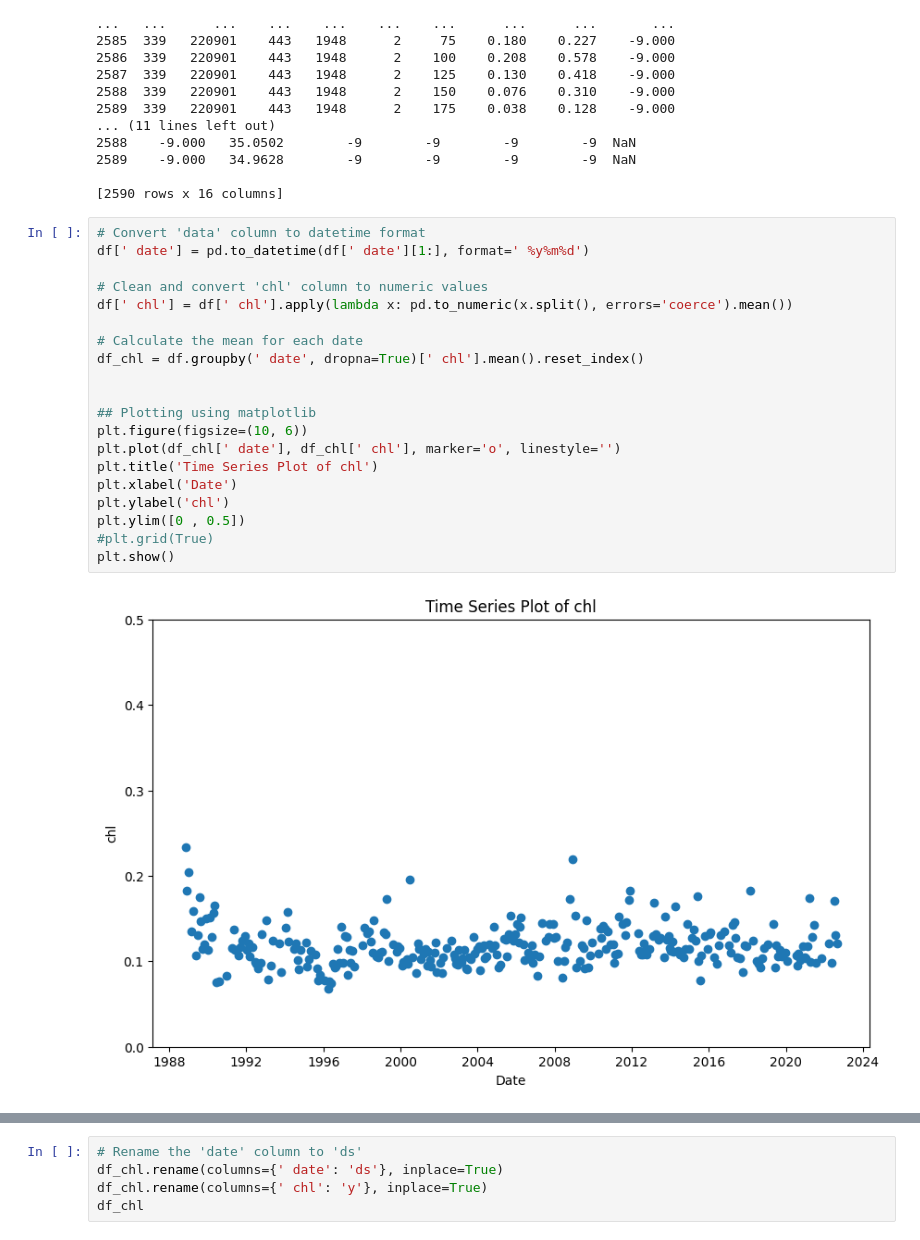
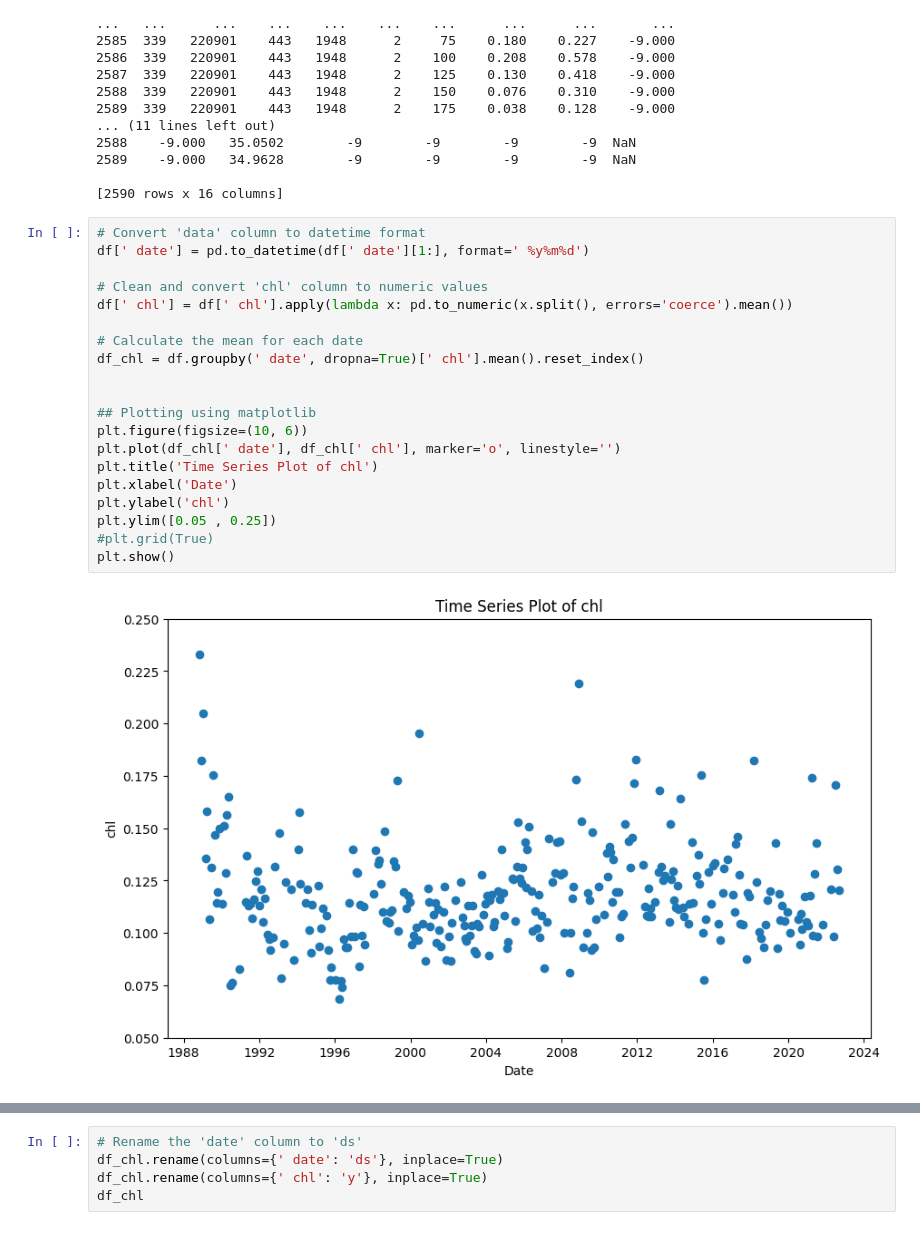
Before and after one commit to RaunakDey/SCOPE-causation-network, a Jupyter notebook: Test-example.ipynb, the cells around one changed output, grey strips where cells are left out. Drawn from its saved outputs; the diff is of its cells as text.

```diff
--- a/Test-example.ipynb
+++ b/Test-example.ipynb
@@ -41,25 +41,25 @@ print(df)
 # %%
 # Convert 'data' column to datetime format
 df[' date'] = pd.to_datetime(df[' date'][1:], format=' %y%m%d')
 
 # Clean and convert 'chl' column to numeric values
 df[' chl'] = df[' chl'].apply(lambda x: pd.to_numeric(x.split(), errors='coerce').mean())
 
 # Calculate the mean for each date
 df_chl = df.groupby(' date', dropna=True)[' chl'].mean().reset_index()
 
 
 ## Plotting using matplotlib
 plt.figure(figsize=(10, 6))
 plt.plot(df_chl[' date'], df_chl[' chl'], marker='o', linestyle='')
 plt.title('Time Series Plot of chl')
 plt.xlabel('Date')
 plt.ylabel('chl')
-plt.ylim([0 , 0.5])
+plt.ylim([0.05 , 0.25])
 #plt.grid(True)
 plt.show()
 # %% [output]
-[figure, old version]
+[figure, new version]
 # %%
 # Clean and convert 'chl' column to numeric values
 df[' phaeo'] = df[' phaeo'].apply(lambda x: pd.to_numeric(x.split(), errors='coerce').mean())
```
Also changed, not shown: parts of 18 cells of this notebook, 1 other file.
